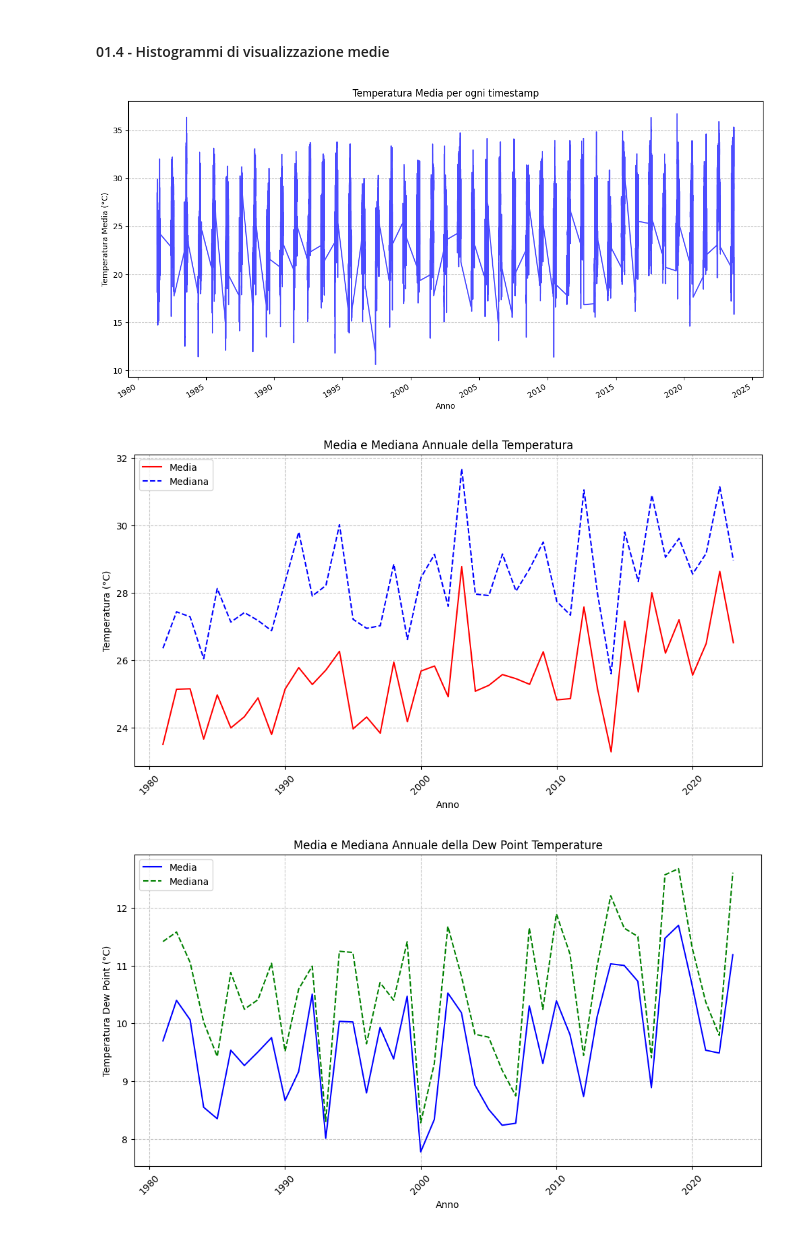
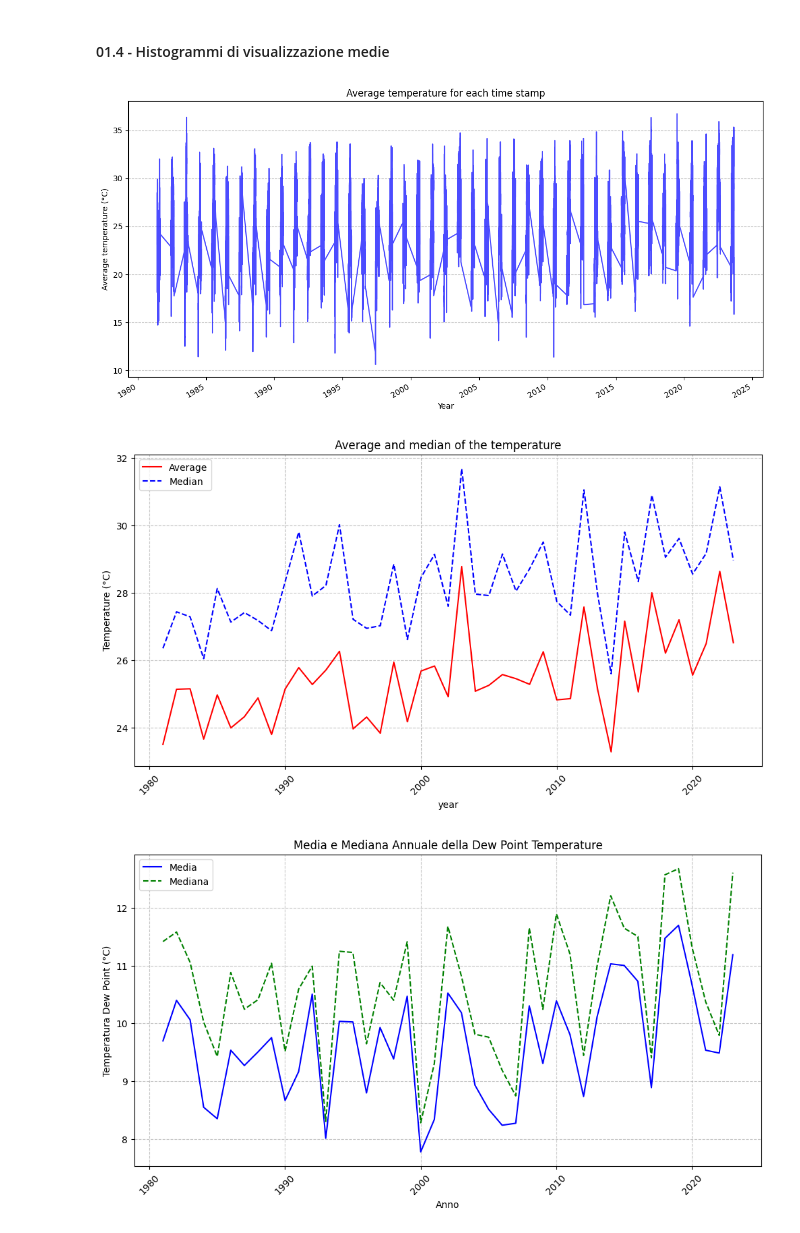
Before and after one commit to fillobissi/geoinformatics_project, a Jupyter notebook: 01_Data_exploration.ipynb, the cells around one changed output. Cells and saved outputs as stored; diff of their text form; code cells hidden in the pictures.

```diff
--- a/01_Data_exploration.ipynb
+++ b/01_Data_exploration.ipynb
@@ -349,22 +347,22 @@ Longitudine: min = 8.287837982177734 , max = 11.587957382202148
 # %%
 # Set up for the mean temperature histogram
 # Calcola la media spaziale per ogni timestamp lungo le dimensioni 'rlat' e 'rlon'
 temperature_mean_over_space = dataset3['T_2M'].mean(dim=['rlat', 'rlon'])
 
 # Converti la temperatura in gradi Celsius
 temperature_mean_over_space_celsius = temperature_mean_over_space - 273.15
 
 # Crea un grafico per visualizzare la media di temperatura nel tempo (con line plot e riducendo il numero di punti per migliorare la leggibilità)
 plt.figure(figsize=(12, 6))
 temperature_mean_over_space_celsius.plot.line(color='b', alpha=0.7)
-plt.xlabel("Anno")
-plt.ylabel("Temperatura Media (°C)")
-plt.title("Temperatura Media per ogni timestamp")
+plt.xlabel("Year")
+plt.ylabel("Average temperature (°C)")
+plt.title("Average temperature for each time stamp")
 plt.grid(axis='y', linestyle='--', alpha=0.7)
 plt.tight_layout()
 plt.show()
 # %% [output]
-[figure, old version]
+[figure, new version]
 # %%
 # Calcola la media spaziale per ogni timestamp lungo le dimensioni 'rlat' e 'rlon'
 temperature_mean_over_space = (dataset3['T_2M'].mean(dim=['rlat', 'rlon'])) - 273.15
@@ -383,18 +381,18 @@ annual_temperature_median = temperature_df.groupby('year')['T_2M_median'].median
 
 # Crea un grafico a linea per la media e la mediana annuale della temperatura
 plt.figure(figsize=(12, 6))
-plt.plot(annual_temperature_mean.index, annual_temperature_mean.values, linestyle='-', color='r', label="Media")
-plt.plot(annual_temperature_median.index, annual_temperature_median.values, linestyle='--', color='b', label="Mediana")
+plt.plot(annual_temperature_mean.index, annual_temperature_mean.values, linestyle='-', color='r', label="Average")
+plt.plot(annual_temperature_median.index, annual_temperature_median.values, linestyle='--', color='b', label="Median")
 
-plt.xlabel("Anno")
-plt.ylabel("Temperatura (°C)")
-plt.title("Media e Mediana Annuale della Temperatura")
+plt.xlabel("year")
+plt.ylabel("Temperature (°C)")
+plt.title("Average and median of the temperature")
 plt.legend()
 plt.grid(axis='both', linestyle='--', alpha=0.7)
 plt.xticks(rotation=45)  # Ruota le etichette degli anni sull'asse x per renderle più leggibili
 plt.show()
 # %% [output]
-[figure, old version]
+[figure, new version]
 # %%
 # Calcola la media e la mediana spaziale per ogni timestamp lungo le dimensioni 'rlat' e 'rlon'
 dewpoint_mean_over_space = (dataset2['TD_2M'].mean(dim=['rlat', 'rlon'])) - 273.15
```
Also changed, not shown: parts of 6 cells of this notebook, 1 other file.
